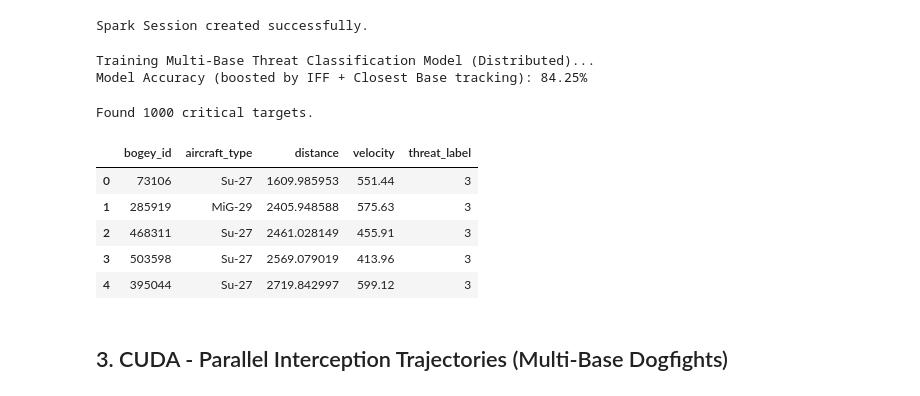
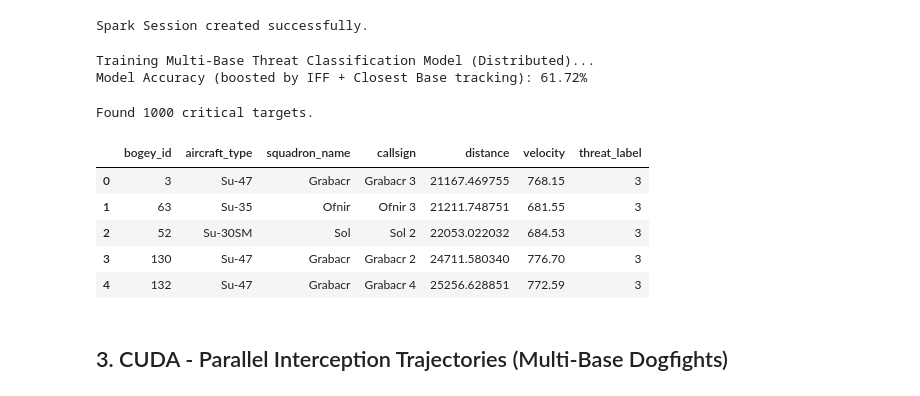
Before and after one commit to Schryzon/mpyCUDA, a Jupyter notebook: Ace-Combat-AWACS-Simulation/windows_notebook.ipynb, the cells around one changed output. Cells and saved outputs as stored; diff of their text form; code cells hidden in the pictures.

Commit message:
feat: add Ace Combat elite squadrons, formations, custom CUDA scramble speeds, and 3D flight path/missile trail rendering

```diff
--- a/Ace-Combat-AWACS-Simulation/windows_notebook.ipynb
+++ b/Ace-Combat-AWACS-Simulation/windows_notebook.ipynb
@@ -44,13 +45,7 @@ from pyspark.ml.feature import VectorAssembler
 from pyspark.ml.classification import RandomForestClassifier
 from pyspark.ml.evaluation import MulticlassClassificationEvaluator
 
-spark = SparkSession.builder \
-    .appName("AWACS_Threat_Scoring") \
-    .config("spark.driver.memory", "4g") \
-    .config("spark.driver.host", "127.0.0.1") \
-    .config("spark.driver.bindAddress", "127.0.0.1") \
-    .config("spark.local.dir", "C:/Windows/Temp") \
-    .getOrCreate()
+spark = SparkSession.builder     .appName("AWACS_Threat_Scoring")     .config("spark.driver.memory", "4g")     .config("spark.driver.host", "127.0.0.1")     .config("spark.driver.bindAddress", "127.0.0.1")     .config("spark.local.dir", "C:/Windows/Temp")     .getOrCreate()
 
 print("Spark Session created successfully.")
 # %% [output]
@@ -116,23 +111,32 @@ accuracy = evaluator.evaluate(predictions)
 print(f"Model Accuracy (boosted by IFF + Closest Base tracking): {accuracy * 100:.2f}%")
 # %% [output]
 Training Multi-Base Threat Classification Model (Distributed)...
-Model Accuracy (boosted by IFF + Closest Base tracking): 84.25%
+Model Accuracy (boosted by IFF + Closest Base tracking): 61.72%
 # %%
 # Filter critical threats (Prediction == 3 and Hostile IFF == 0)
-# We make sure the SAM network and scramble fighter squads ONLY engage actual enemies!
+# We prioritize verified elite enemy squadrons (Grabacr, Strigon, Sol, Yellow, Gelb, Ofnir)
+# over standard unnamed threats to ensure our AWACS scrambles target high-value bandits first,
+# then we order by distance to our bases!
+from pyspark.sql.functions import desc
+
 critical_df = predictions.filter((col("prediction") == 3.0) & (col("iff_status") == 0))
-top_threats = critical_df.orderBy("distance").limit(1000).toPandas()
+
+# We order by whether the bogey belongs to an elite squadron first (descending), then by proximity!
+top_threats = critical_df.orderBy(
+    when(col("squadron_name") != "None", 1).otherwise(0).desc(),
+    "distance"
+).limit(1000).toPandas()
 
 print(f"Found {len(top_threats)} critical targets.")
-top_threats[['bogey_id', 'aircraft_type', 'distance', 'velocity', 'threat_label']].head()
+top_threats[['bogey_id', 'aircraft_type', 'squadron_name', 'callsign', 'distance', 'velocity', 'threat_label']].head()
 # %% [output]
 Found 1000 critical targets.
-|  | bogey_id | aircraft_type | distance | velocity | threat_label |
-| 0 | 73106 | Su-27 | 1609.985953 | 551.44 | 3 |
-| 1 | 285919 | MiG-29 | 2405.948588 | 575.63 | 3 |
-| 2 | 468311 | Su-27 | 2461.028149 | 455.91 | 3 |
-| 3 | 503598 | Su-27 | 2569.079019 | 413.96 | 3 |
-| 4 | 395044 | Su-27 | 2719.842997 | 599.12 | 3 |
+|  | bogey_id | aircraft_type | squadron_name | callsign | distance | velocity | threat_label |
+| 0 | 3 | Su-47 | Grabacr | Grabacr 3 | 21167.469755 | 768.15 | 3 |
+| 1 | 63 | Su-35 | Ofnir | Ofnir 3 | 21211.748751 | 681.55 | 3 |
+| 2 | 52 | Su-30SM | Sol | Sol 2 | 22053.022032 | 684.53 | 3 |
+| 3 | 130 | Su-47 | Grabacr | Grabacr 2 | 24711.580340 | 776.70 | 3 |
+| 4 | 132 | Su-47 | Grabacr | Grabacr 4 | 25256.628851 | 772.59 | 3 |
 # %% [markdown]
 ## 3. CUDA - Parallel Interception Trajectories (Multi-Base Dogfights)
 # %%
```
Also changed, not shown: parts of 4 cells of this notebook, 7 other files.
